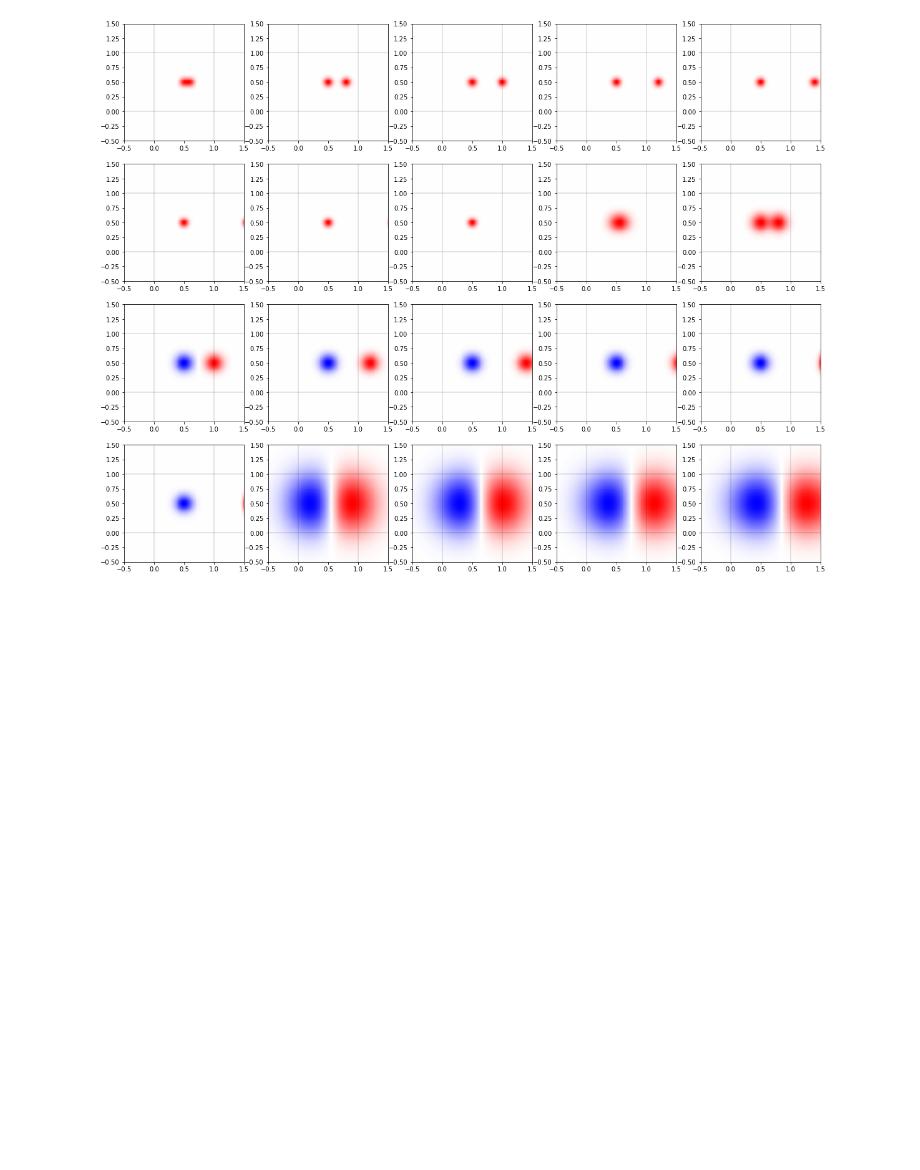
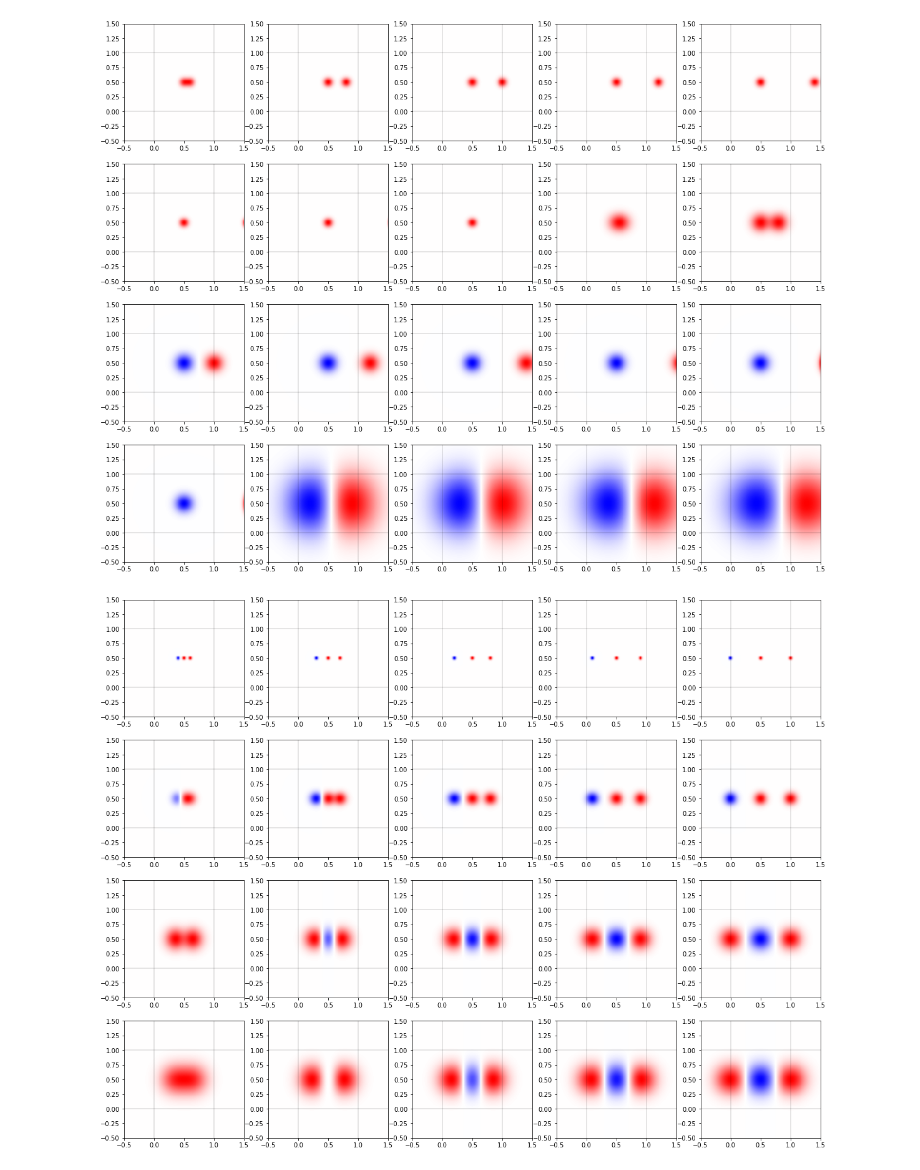
Before and after one commit to mczerwinski/kCSD-python, a Jupyter notebook: tutorials/Sources.ipynb, the cells around one changed output. Cells and saved outputs as stored; diff of their text form; code cells hidden in the pictures; blank space fills up the shorter version.

Commit message:
sources, not finished

```diff
--- a/tutorials/Sources.ipynb
+++ b/tutorials/Sources.ipynb
@@ -92,13 +92,13 @@ plt.show()
 # %% [output]
 [figure]
 # %%
-# Tripole
+# Tripole 1d
 
 Counter = 0
 subplot_counter = 1
 plt.figure(figsize=(20,20))
 for i in range(10):
-    test_source = sources.tripole1d(Counter, sign_way=1, libsize='small', resolution=100)
+    test_source = sources.tripole(Counter, sign_way=1, libsize='small', resolution=100)
     if test_source is False:
         continue
     Counter+=1
@@ -108,7 +108,7 @@ for i in range(10):
    # plt.axes().set_aspect('equal')
 
 for i in range(10):
-    test_source = sources.tripole1d(Counter, sign_way=2, libsize='small', resolution=100)
+    test_source = sources.tripole(Counter, sign_way=2, libsize='small', resolution=100)
     if test_source is False:
         continue
     Counter+=1
@@ -153,7 +153,7 @@ plt.show()
 # %% [output]
 [figure]
 # %%
-Counter = 10
+Counter = 8
 test_source = sources.SingleGauss(Counter, dim=2, libsize='small')
 def plot2dSource(csd, title=False, cmap='bwr'):
     resolution=100
@@ -217,3 +217,31 @@ for i in range(10):
 plt.show()
 # %% [output]
 [figure]
+# %%
+# Tripole 2d
+
+Counter = 0
+subplot_counter = 1
+plt.figure(figsize=(20,20))
+for i in range(10):
+    test_source = sources.tripole(Counter, sign_way=1, dim=2, libsize='small', resolution=100)
+    if test_source is False:
+        continue
+    Counter+=1
+    plt.subplot(5,5,subplot_counter)#, aspect='equal')
+    subplot_counter+=1
+    plot2dSource(test_source)
+   # plt.axes().set_aspect('equal')
+
+for i in range(10):
+    test_source = sources.tripole(Counter, sign_way=2, dim=2, libsize='small', resolution=100)
+    if test_source is False:
+        continue
+    Counter+=1
+    plt.subplot(5,5,subplot_counter)#, aspect='equal')
+    subplot_counter+=1
+    plot2dSource(test_source)
+
+plt.show()
+# %% [output]
+[figure, added]
```
Also changed, not shown: parts of 2 cells of this notebook, 1 other file.
